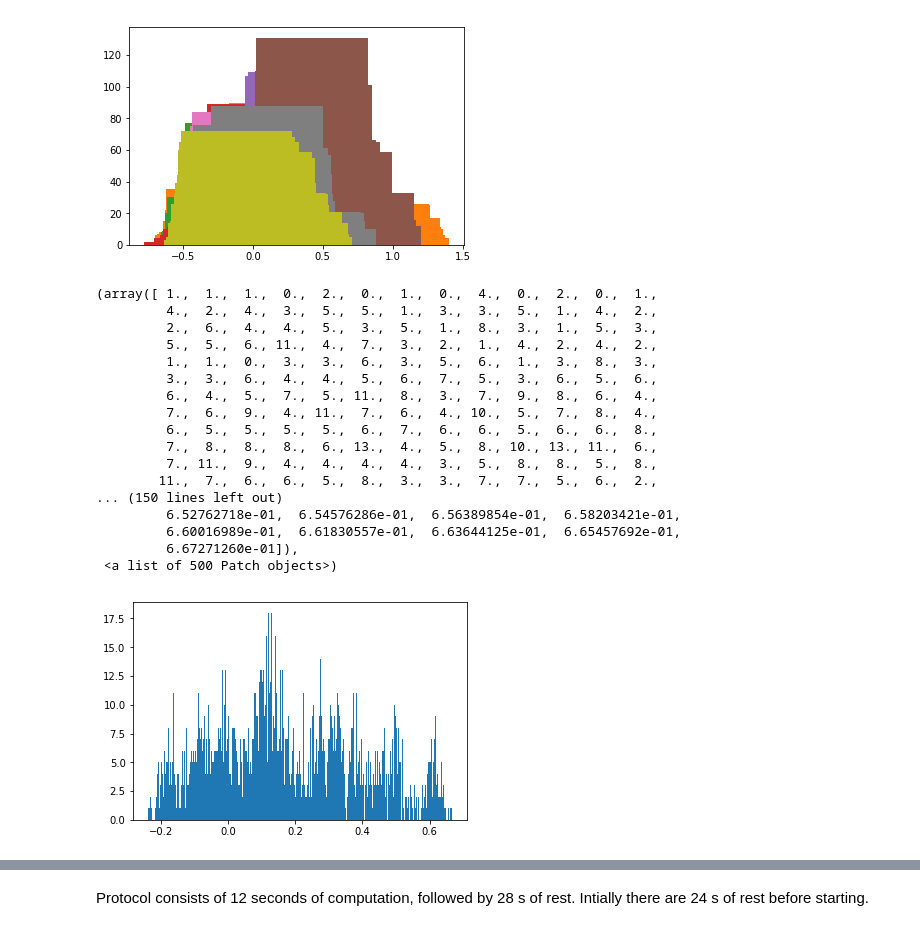
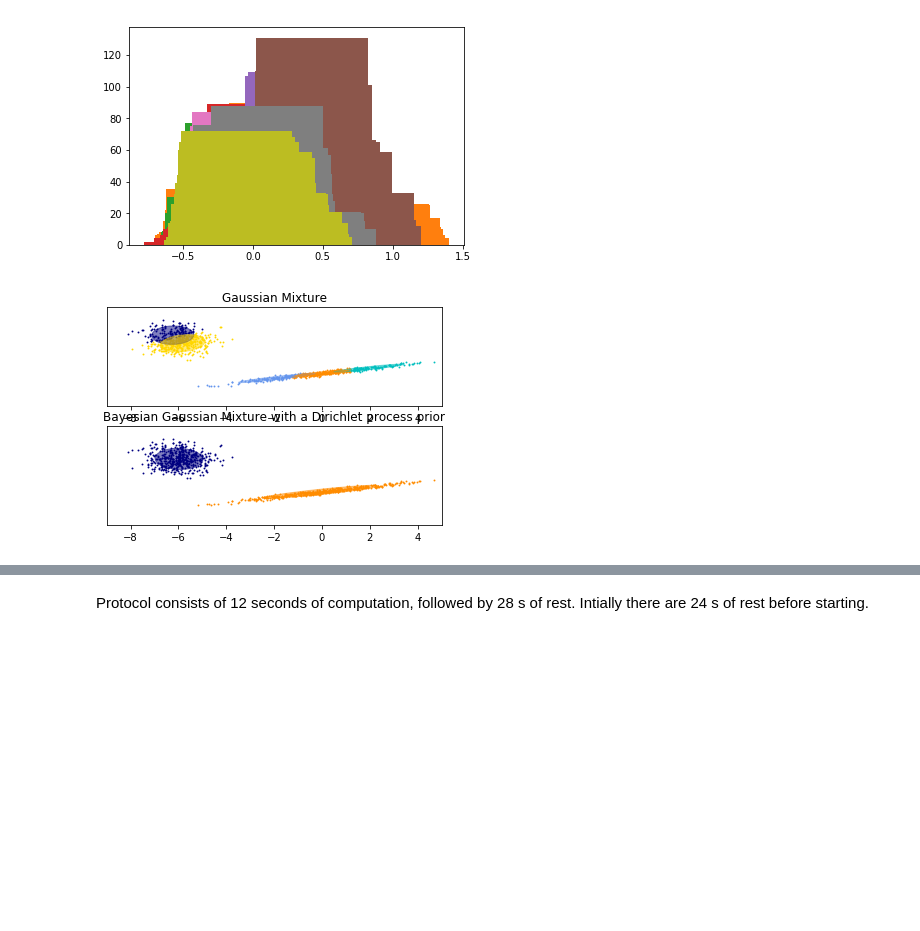
Before and after one commit to g-torr/data-driven, a Jupyter notebook: oxy.ipynb, the cells around one changed output, grey strips where cells are left out. Drawn from its saved outputs; the diff is of its cells as text; code cells hidden in the pictures; blank space fills up the shorter version.

```diff
--- a/oxy.ipynb
+++ b/oxy.ipynb
@@ -88,24 +89,59 @@ for i in arange(0,len(signal[0,:])):
     bar((b[:-1]+b[1:])/2,h)
 # %% [output]
 [figure]
-# %%
-hist(signal[:,0],bins=500)
-# %% [output]
-(array([ 1.,  1.,  1.,  0.,  2.,  0.,  1.,  0.,  4.,  0.,  2.,  0.,  1.,
-         4.,  2.,  4.,  3.,  5.,  5.,  1.,  3.,  3.,  5.,  1.,  4.,  2.,
-         2.,  6.,  4.,  4.,  5.,  3.,  5.,  1.,  8.,  3.,  1.,  5.,  3.,
-         5.,  5.,  6., 11.,  4.,  7.,  3.,  2.,  1.,  4.,  2.,  4.,  2.,
-         1.,  1.,  0.,  3.,  3.,  6.,  3.,  5.,  6.,  1.,  3.,  8.,  3.,
-         3.,  3.,  6.,  4.,  4.,  5.,  6.,  7.,  5.,  3.,  6.,  5.,  6.,
-         6.,  4.,  5.,  7.,  5., 11.,  8.,  3.,  7.,  9.,  8.,  6.,  4.,
-         7.,  6.,  9.,  4., 11.,  7.,  6.,  4., 10.,  5.,  7.,  8.,  4.,
-         6.,  5.,  5.,  5.,  5.,  6.,  7.,  6.,  6.,  5.,  6.,  6.,  8.,
-         7.,  8.,  8.,  8.,  6., 13.,  4.,  5.,  8., 10., 13., 11.,  6.,
-         7., 11.,  9.,  4.,  4.,  4.,  4.,  3.,  5.,  8.,  8.,  5.,  8.,
-        11.,  7.,  6.,  6.,  5.,  8.,  3.,  3.,  7.,  7.,  5.,  6.,  2.,
-... (150 lines left out)
-         6.52762718e-01,  6.54576286e-01,  6.56389854e-01,  6.58203421e-01,
-         6.60016989e-01,  6.61830557e-01,  6.63644125e-01,  6.65457692e-01,
-         6.67271260e-01]),
- <a list of 500 Patch objects>)
-[figure, removed]
+# %%
+import itertools
+color_iter = itertools.cycle(['navy', 'c', 'cornflowerblue', 'gold',
+                              'darkorange'])
+def plot_results(X, Y_, means, covariances, index, title):
+    splot = plt.subplot(2, 1, 1 + index)
+    for i, (mean, covar, color) in enumerate(zip(
+            means, covariances, color_iter)):
+        v, w = linalg.eigh(covar)
+        v = 2. * np.sqrt(2.) * np.sqrt(v)
+        u = w[0] / linalg.norm(w[0])
+        # as the DP will not use every component it has access to
+        # unless it needs it, we shouldn't plot the redundant
+        # components.
+        if not np.any(Y_ == i):
+            continue
+        plt.scatter(X[Y_ == i, 0], X[Y_ == i, 1], .8, color=color)
+
+        # Plot an ellipse to show the Gaussian component
+        angle = np.arctan(u[1] / u[0])
+        angle = 180. * angle / np.pi  # convert to degrees
+        ell = mpl.patches.Ellipse(mean, v[0], v[1], 180. + angle, color=color)
+        ell.set_clip_box(splot.bbox)
+        ell.set_alpha(0.5)
+        splot.add_artist(ell)
+
+    plt.xlim(-9., 5.)
+    plt.ylim(-3., 6.)
+    plt.xticks()
+    plt.yticks(())
+    plt.title(title)
+
+
+# Number of samples per component
+n_samples = 500
+
+# Generate random sample, two components
+np.random.seed(0)
+C = np.array([[0., -0.1], [1.7, .4]])
+X = np.r_[np.dot(np.random.randn(n_samples, 2), C),
+          .7 * np.random.randn(n_samples, 2) + np.array([-6, 3])]
+
+# Fit a Gaussian mixture with EM using five components
+gmm = mixture.GaussianMixture(n_components=5, covariance_type='full').fit(X)
+plot_results(X, gmm.predict(X), gmm.means_, gmm.covariances_, 0,
+             'Gaussian Mixture')
+
+# Fit a Dirichlet process Gaussian mixture using five components
+dpgmm = mixture.BayesianGaussianMixture(n_components=5,
+                                        covariance_type='full').fit(X)
+plot_results(X, dpgmm.predict(X), dpgmm.means_, dpgmm.covariances_, 1,
+             'Bayesian Gaussian Mixture with a Dirichlet process prior')
+
+plt.show()
+# %% [output]
+[figure, added]
```
Also changed, not shown: parts of 7 cells of this notebook, 1 other file.
